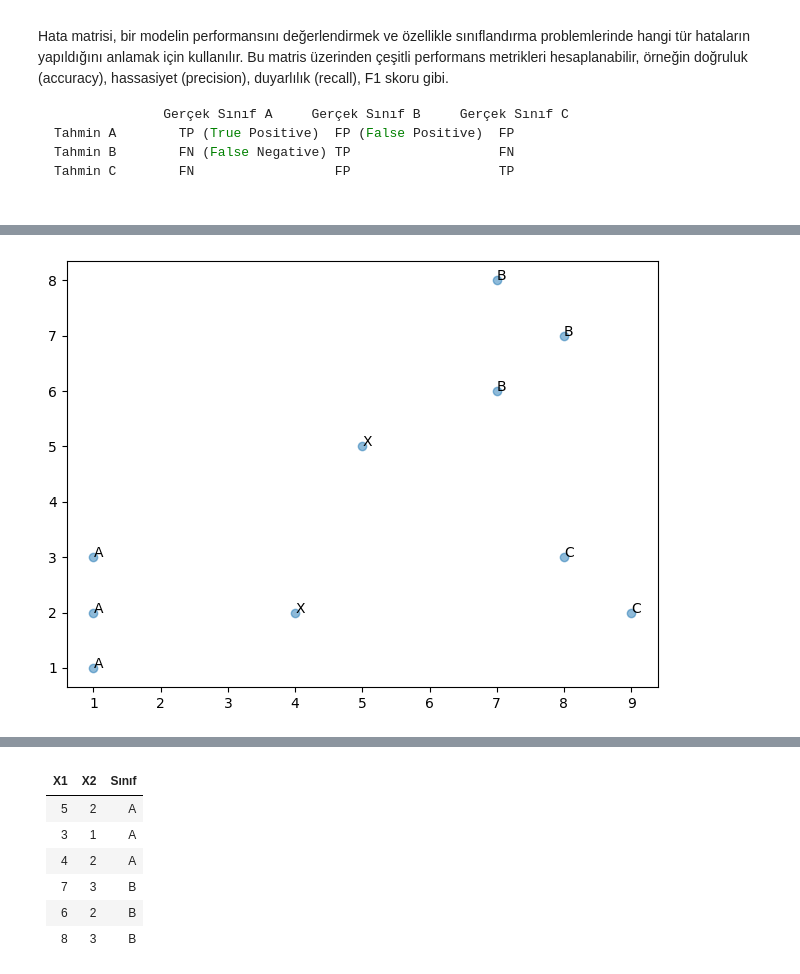
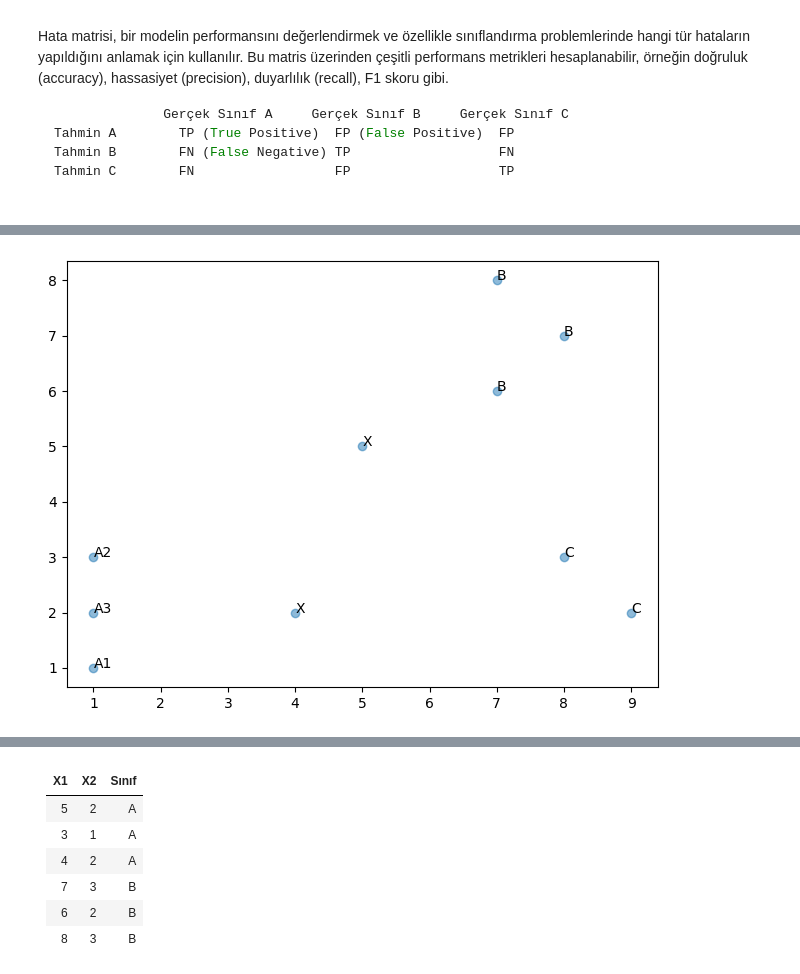
Before and after one commit to MuhammetOzturk/Deneyap-Yapay-Zeka_Egitim, a Jupyter notebook: Hafta2/Deneyap Egitim 2. Hafta.ipynb, the cells around one changed output, grey strips where cells are left out. Drawn from its saved outputs; the diff is of its cells as text; code cells hidden in the pictures.

```diff
--- a/Hafta2/Deneyap Egitim 2. Hafta.ipynb
+++ b/Hafta2/Deneyap Egitim 2. Hafta.ipynb
@@ -352,21 +352,20 @@ KNN'nin avantajları arasında basit uygulama, az hiperparametre ayarı ve yeni
 # %%
 import matplotlib.pyplot as plt
 import numpy as np
 
 np.random.seed(5)
 
 N = 10
 x = np.random.randint(1,10,N)
 y = np.random.randint(1,10,N)
 colors = np.random.rand(1,10,N)
-area = (30 * np.random.rand(N))**2  # 0 to 15 point radii
-names = ['X','B','B','A','C','X','B','A','A','C']
+names = ['X','B','B','A1','C','X','B','A2','A3','C']
 #names = list(range(10))
 plt.scatter(x, y, alpha=0.5)
 for i in range(10):
     plt.text(x[i],y[i],names[i])
 
 plt.tight_layout()
 plt.show()
 # %% [output]
-[figure, old version]
+[figure, new version]
```
Also changed, not shown: parts of 3 cells of this notebook, 10 other files.
